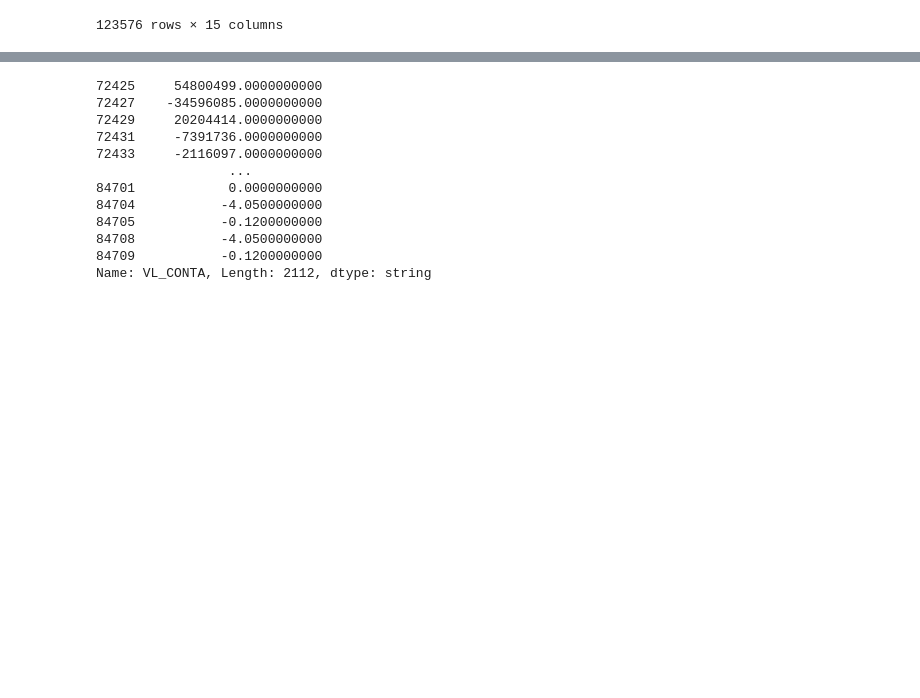
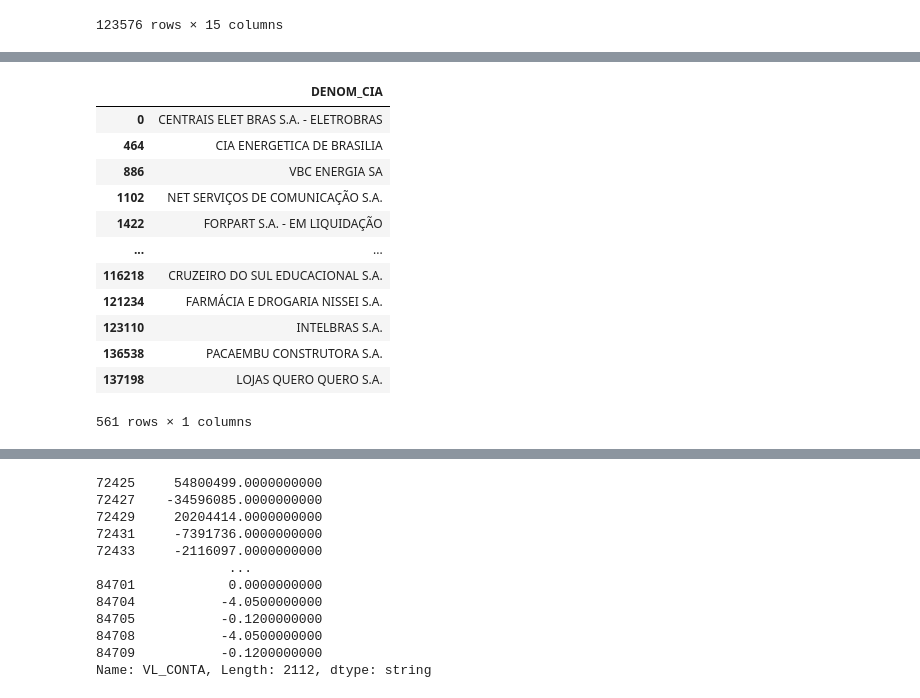
Before and after one commit to samrigol/BenfordsLaw, a Jupyter notebook: Lei_de_Benford.ipynb, the cells around one changed output, grey strips where cells are left out. Cells and saved outputs as stored; diff of their text form; code cells hidden in the pictures; blank space fills up the shorter version.

```diff
--- a/Lei_de_Benford.ipynb
+++ b/Lei_de_Benford.ipynb
@@ -115,3 +108,19 @@ dre_2011_2020
+# %%
+DataTable(dre_2011_2020[['DENOM_CIA']].drop_duplicates())
+# %% [output]
+|  | DENOM_CIA |
+| 0 | CENTRAIS ELET BRAS S.A. - ELETROBRAS |
+| 464 | CIA ENERGETICA DE BRASILIA |
+| 886 | VBC ENERGIA SA |
+| 1102 | NET SERVIÇOS DE COMUNICAÇÃO S.A. |
+| 1422 | FORPART S.A. - EM LIQUIDAÇÃO |
+| ... | ... |
+| 116218 | CRUZEIRO DO SUL EDUCACIONAL S.A. |
+| 121234 | FARMÁCIA E DROGARIA NISSEI S.A. |
+| 123110 | INTELBRAS S.A. |
+| 136538 | PACAEMBU CONSTRUTORA S.A. |
+| 137198 | LOJAS QUERO QUERO S.A. |
+561 rows × 1 columns
 # %%
 #filtra o último
 dre_2011_2020 = dre_2011_2020[dre_2011_2020['ORDEM_EXERC'] == 'ÚLTIMO']
```
Also changed, not shown: parts of 6 cells of this notebook.
